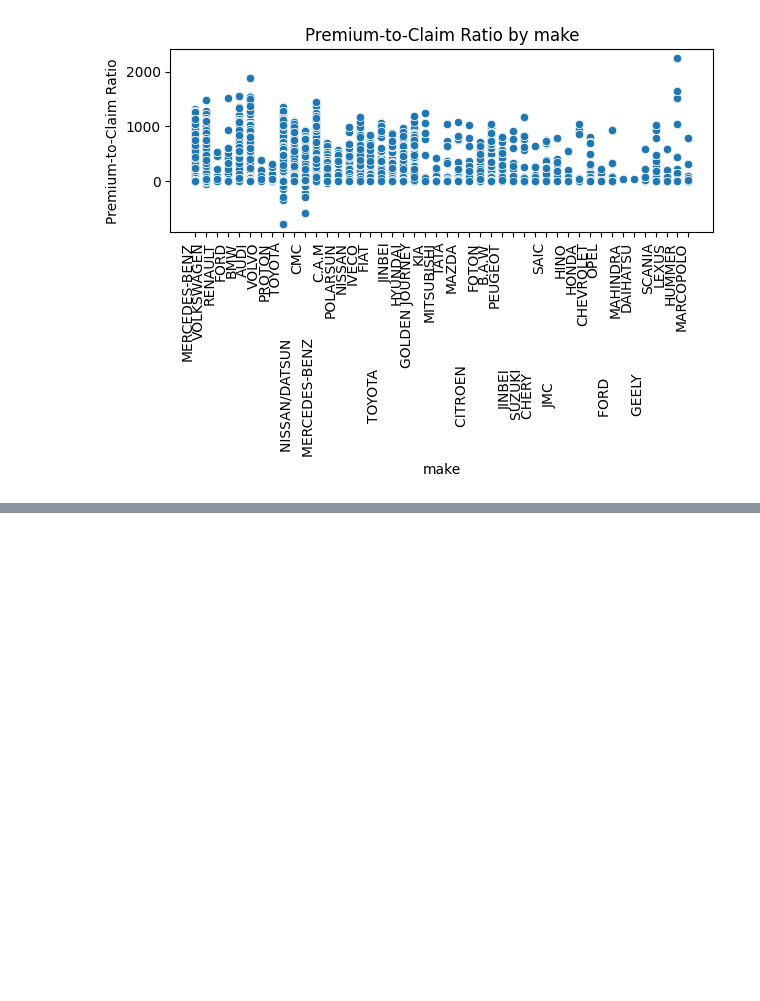
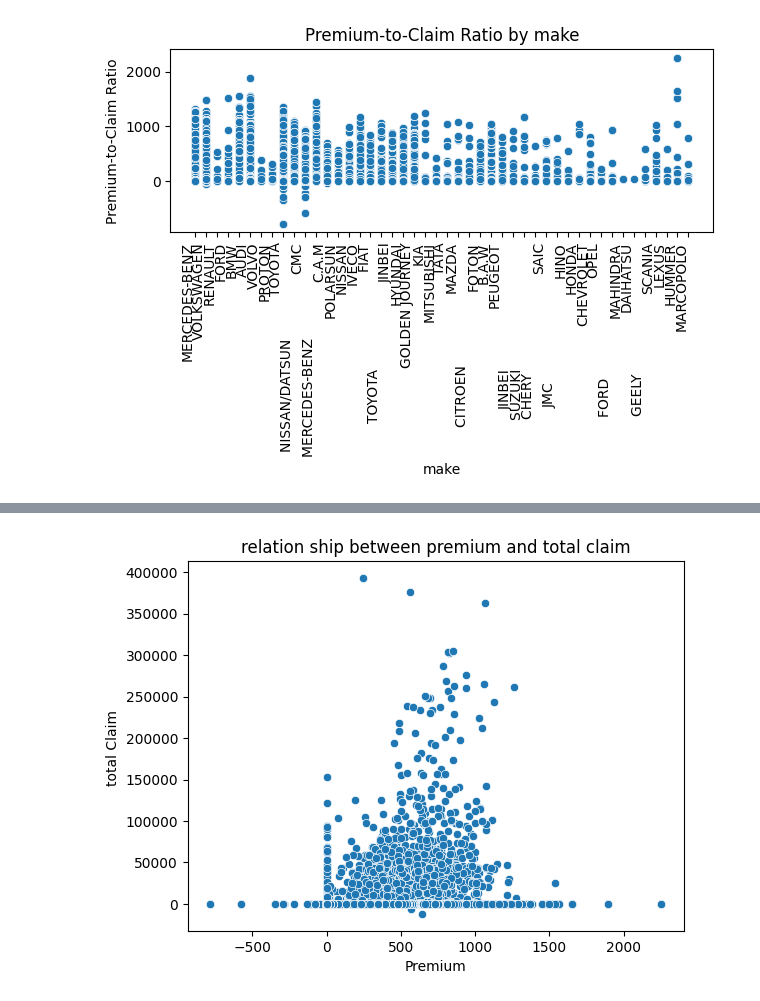
Before and after one commit to Tesfahun03/Insurance-Risk-Car-Insurance-Risk-Modeling, a Jupyter notebook: notebooks/visualizations.ipynb, the cells around one changed output, grey strips where cells are left out. Saved outputs shown, nothing was run; the diff lists cells and outputs as text; code cells hidden in the pictures; blank space fills up the shorter version.

```diff
--- a/notebooks/visualizations.ipynb
+++ b/notebooks/visualizations.ipynb
@@ -48,0 +75,8 @@ scater = plot.visualize_premium_to_claim_ratio_by_make()
+# %%
+df['Monthly_Change_TotalPremium'] = df.groupby('PostalCode')['TotalPremium'].diff()
+df['Monthly_Change_TotalClaims'] = df.groupby('PostalCode')['TotalClaims'].diff()
+
+    # Correlation matrix
+correlation_matrix = df[['Monthly_Change_TotalPremium', 'Monthly_Change_TotalClaims']].corr()
+print("Correlation Matrix:")
+print(correlation_matrix)
@@ -48,0 +92,9 @@ scater = plot.visualize_premium_to_claim_ratio_by_make()
+# %%
+
+sns.scatterplot(x='TotalPremium', y='TotalClaims', data=df)
+plt.title('relation ship between premium and total claim')
+plt.ylabel('total Claim ')
+plt.xlabel('Premium')
+plt.show()
+# %% [output]
+[figure, added]
```
Also changed, not shown: parts of 3 cells of this notebook.
